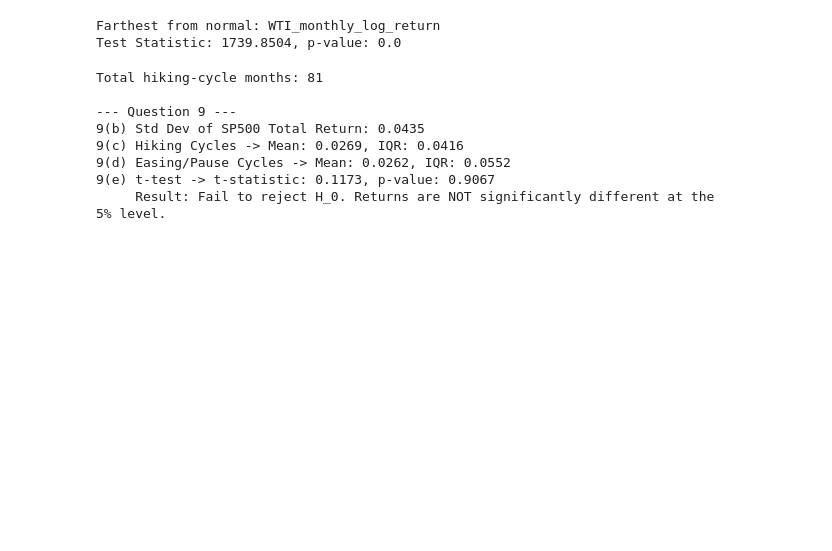
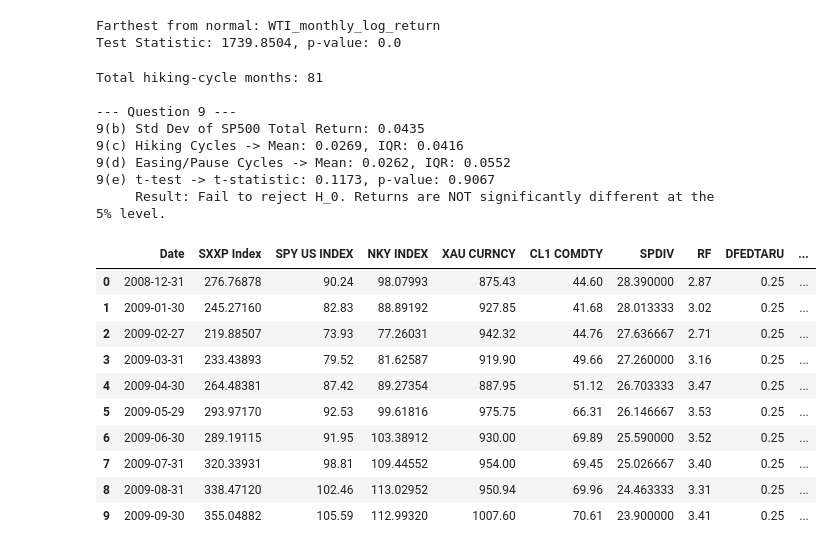
Before and after one commit to cyrilgabriele/FinancialEconometrics, a Jupyter notebook: homeworks/homework01/homework01.ipynb, the cells around one changed output. Cells and saved outputs as stored; diff of their text form; code cells hidden in the pictures; blank space fills up the shorter version.

```diff
--- a/homeworks/homework01/homework01.ipynb
+++ b/homeworks/homework01/homework01.ipynb
@@ -226,3 +226,28 @@ Total hiking-cycle months: 81
 9(d) Easing/Pause Cycles -> Mean: 0.0262, IQR: 0.0552
 9(e) t-test -> t-statistic: 0.1173, p-value: 0.9067
      Result: Fail to reject H_0. Returns are NOT significantly different at the 5% level.
+# %%
+data = df.copy()
+data["Date"] = pd.to_datetime(data["Date"], format="%m/%d/%y")
+data = data.sort_values("Date").reset_index(drop=True)
+
+# Bring over the D_t dummy from df_cycles
+data["D_t"] = df_cycles["D_t"]
+
+# Lag the SP500 index
+data["SP500_lag"] = data["SPY US INDEX"].shift(1)
+
+
+data.head(10)
+# %% [output]
+|  | Date | SXXP Index | SPY US INDEX | NKY INDEX | XAU CURNCY | CL1 COMDTY | SPDIV | RF | DFEDTARU | ... |
+| 0 | 2008-12-31 | 276.76878 | 90.24 | 98.07993 | 875.43 | 44.60 | 28.390000 | 2.87 | 0.25 | ... |
+| 1 | 2009-01-30 | 245.27160 | 82.83 | 88.89192 | 927.85 | 41.68 | 28.013333 | 3.02 | 0.25 | ... |
+| 2 | 2009-02-27 | 219.88507 | 73.93 | 77.26031 | 942.32 | 44.76 | 27.636667 | 2.71 | 0.25 | ... |
+| 3 | 2009-03-31 | 233.43893 | 79.52 | 81.62587 | 919.90 | 49.66 | 27.260000 | 3.16 | 0.25 | ... |
+| 4 | 2009-04-30 | 264.48381 | 87.42 | 89.27354 | 887.95 | 51.12 | 26.703333 | 3.47 | 0.25 | ... |
+| 5 | 2009-05-29 | 293.97170 | 92.53 | 99.61816 | 975.75 | 66.31 | 26.146667 | 3.53 | 0.25 | ... |
+| 6 | 2009-06-30 | 289.19115 | 91.95 | 103.38912 | 930.00 | 69.89 | 25.590000 | 3.52 | 0.25 | ... |
+| 7 | 2009-07-31 | 320.33931 | 98.81 | 109.44552 | 954.00 | 69.45 | 25.026667 | 3.40 | 0.25 | ... |
+| 8 | 2009-08-31 | 338.47120 | 102.46 | 113.02952 | 950.94 | 69.96 | 24.463333 | 3.31 | 0.25 | ... |
+| 9 | 2009-09-30 | 355.04882 | 105.59 | 112.99320 | 1007.60 | 70.61 | 23.900000 | 3.41 | 0.25 | ... |
```
Also changed, not shown: 6 other files.
